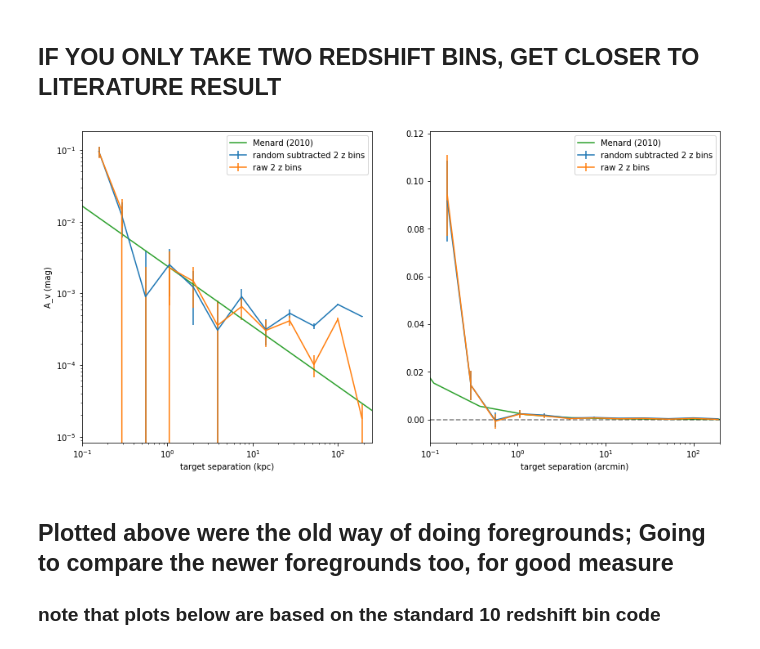
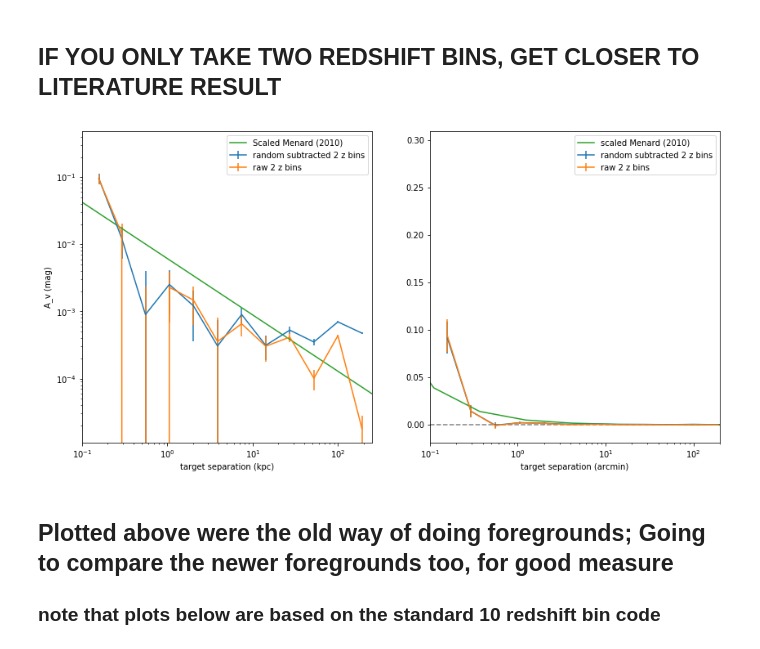
Before and after one commit to mcclearyj/dusthalos, a Jupyter notebook: make-correlation-plots.ipynb, the cells around one changed output. Drawn from its saved outputs; the diff is of its cells as text; code cells hidden in the pictures.

```diff
--- a/make-correlation-plots.ipynb
+++ b/make-correlation-plots.ipynb
@@ -201,38 +70,38 @@ ax=fig.add_subplot(121)
 ax.errorbar(dd['meanR'],dd['kappa']-(dr['kappa']-np.mean(dr['kappa']))-fr['kappa'],yerr=dd['sigma'],label='random subtracted 2 z bins')
 ax.errorbar(dd['meanR'],dd['kappa'],yerr=dd['sigma'],label='raw 2 z bins')
 ax.set_xscale('log')
 ax.set_yscale('log')
 
 ax.set_xlim(.1,250)
 r = np.logspace(-2,2.7,10)
-av2 = 2.4e-3 * (r/1.)**(-0.84)
-ax.plot(r,av2,label='Menard (2010)')
+av2 = 2.4e-3 * (r/3.06)**(-0.84)
+ax.plot(r,av2,label='Scaled Menard (2010)')
 
 #Uncomment to get axis in physical scale: kpc
 #a=ax.get_xticks().tolist()
 #print a
 #physical=[a[i]*0.0279 for i in range(len(a))]
 #ax.set_xticklabels(physical)
 
 ax.set_xlabel('target separation (kpc)')
 ax.set_ylabel('A_v (mag)')
 ax.legend()
 
 ### in linear space
 ax2=fig.add_subplot(122)
 ax2.errorbar(dd['meanR'],dd['kappa']-(dr['kappa']-np.mean(dr['kappa'])),yerr=dd['sigma'],label='random subtracted 2 z bins')
 ax2.errorbar(dd['meanR'],dd['kappa'],yerr=dd['sigma'],label='raw 2 z bins')
 
 ax2.set_xlim(0.1,200)
 #ax2.set_ylim(-7e-4,0.)
-ax2.plot(r,av2,label='Menard (2010)')
+ax2.plot(r,av2,label='scaled Menard (2010)')
 ax2.set_xscale('log')
 ax2.axhline(0,color='black',linestyle='--',alpha=0.5)
 ax2.set_xlabel('target separation (arcmin)')
 ax2.legend()
-fig.savefig('correlationFuncFigures/dust_measurement_2zbin.png')
+fig.savefig('/Users/jemcclea/Research/DES_DUST/round2/dusthalos/outputs/correlationFuncFigures/dust_measurement_2zbin.png')
 # %% [output]
-[figure, old version]
+[figure, new version]
 # %% [markdown]
 ## Plotted above were the old way of doing foregrounds; Going to compare the newer foregrounds too, for good measure
 
```
Also changed, not shown: parts of 19 cells of this notebook, 8 other files.
